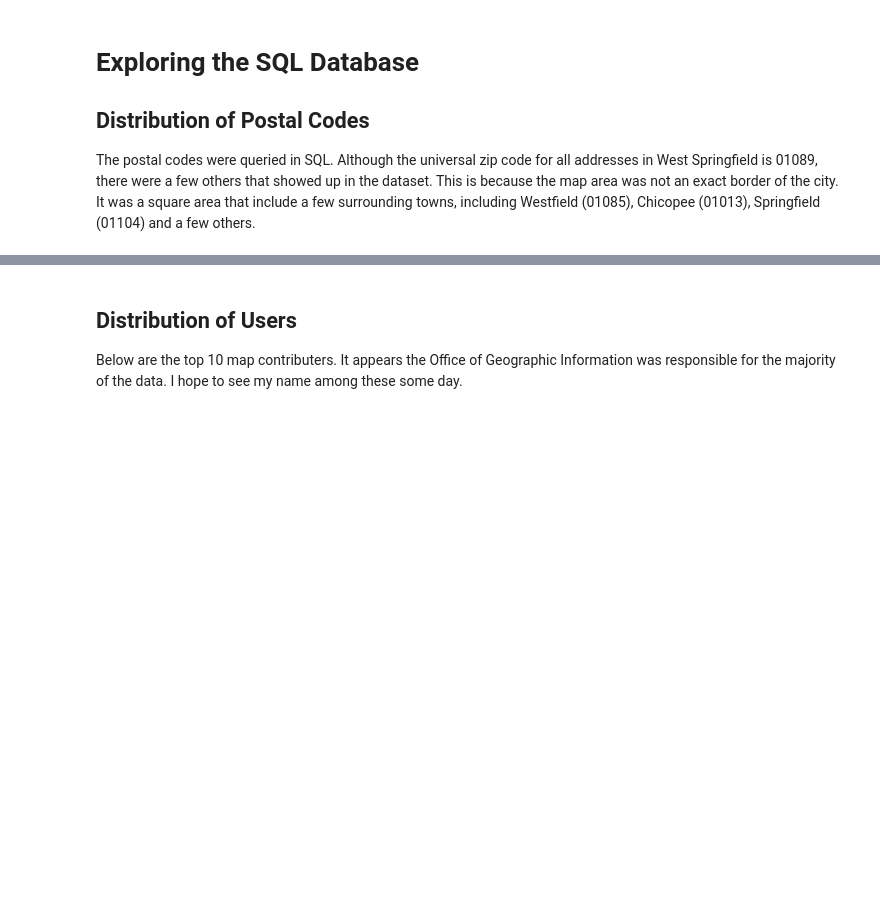
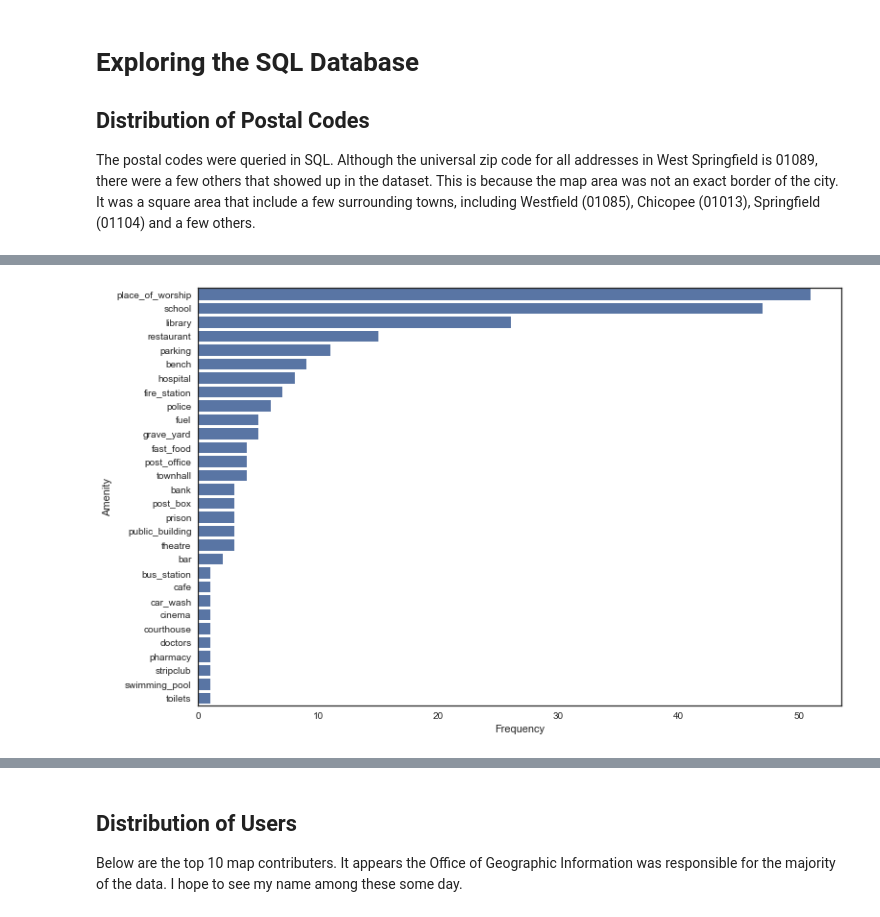
Before and after one commit to cfergusonlee/p3, a Jupyter notebook: index.ipynb, the cells around one changed output, grey strips where cells are left out. Drawn from its saved outputs; the diff is of its cells as text; code cells hidden in the pictures; blank space fills up the shorter version.

```diff
--- a/index.ipynb
+++ b/index.ipynb
@@ -343,3 +346,29 @@ Below are the resulting SQL database schemas.
 ## Distribution of Postal Codes
 
 The postal codes were queried in SQL.  Although the universal zip code for all addresses in West Springfield is 01089, there were a few others that showed up in the dataset.  This is because the map area was not an exact border of the city.  It was a square area that include a few surrounding towns, including Westfield (01085), Chicopee (01013), Springfield (01104) and a few others.
+# %%
+# Visualizations
+import matplotlib.pyplot as plt
+%matplotlib inline
+import seaborn as sns
+sns.set_style("ticks")
+sns.set_style("white")
+colors = sns.color_palette()
+
+# SQL Database
+import sqlite3
+
+def plot_bar(df, limit=None, x_var=None, log=False):
+    if limit:
+        df=df.iloc[:limit]
+    df = df.rename(columns={0: x_var})
+    plt.figure(figsize=(12,8))
+    sns.barplot(
+        y=x_var,
+        x=1,
+        data=df,
+        color=colors[0]
+    )
+
+    plt.xlabel('Frequency')
+    plt.show()
@@ -345,0 +408,17 @@ The postal codes were queried in SQL.  Although the universal zip code for all a
+# %%
+db = sqlite3.connect("west-springfield.db")
+c = db.cursor()
+query = '''
+select value, count(*) as total from nodes_tags
+where key='amenity'
+group by value order by total desc;
+'''
+c.execute(query)
+rows = c.fetchall()
+
+df = pd.DataFrame(rows)
+plot_bar(df, x_var='Amenity')
+
+db.close()
+# %% [output]
+[figure, added]
```
Also changed, not shown: parts of 21 cells of this notebook, 14 other files.
